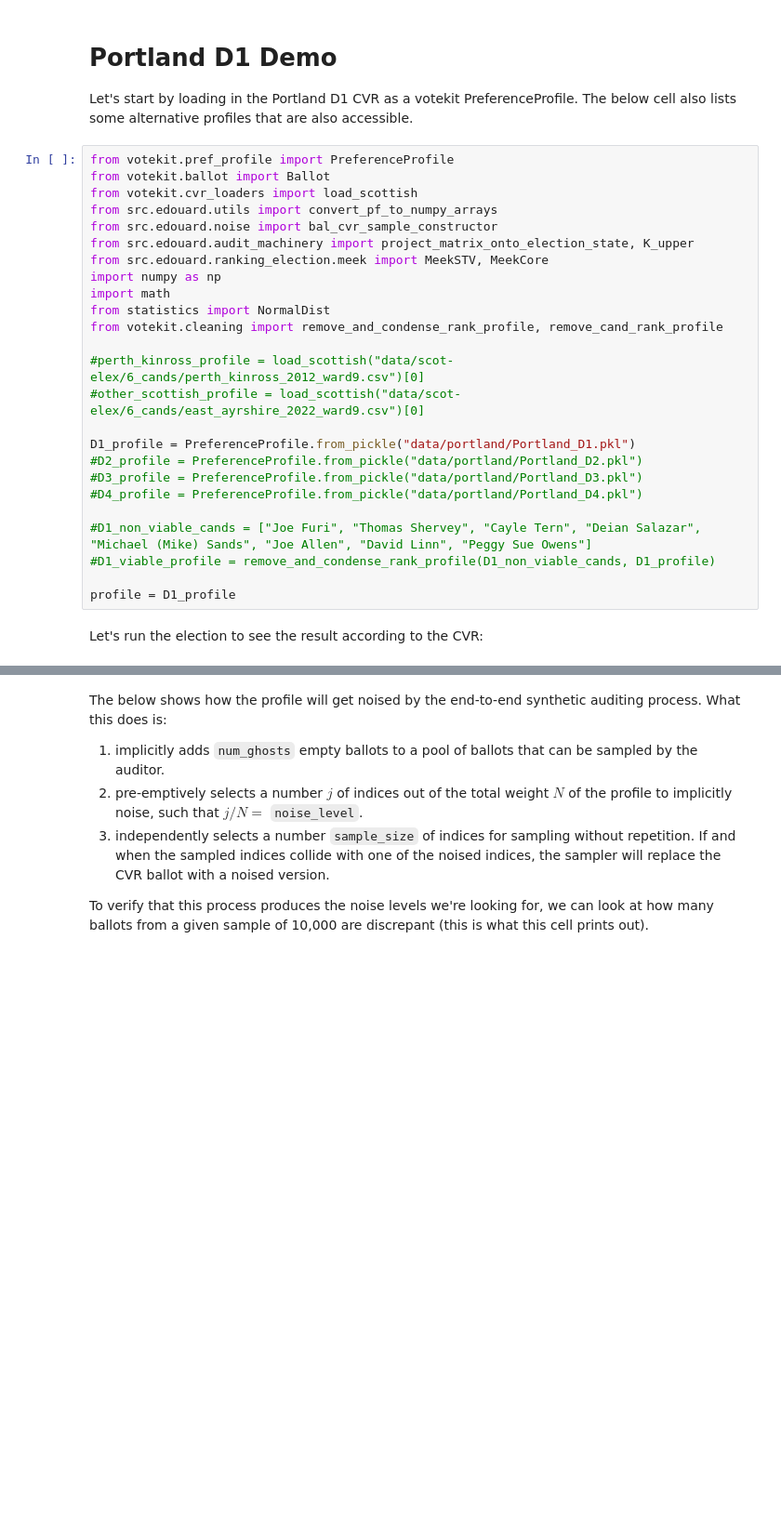
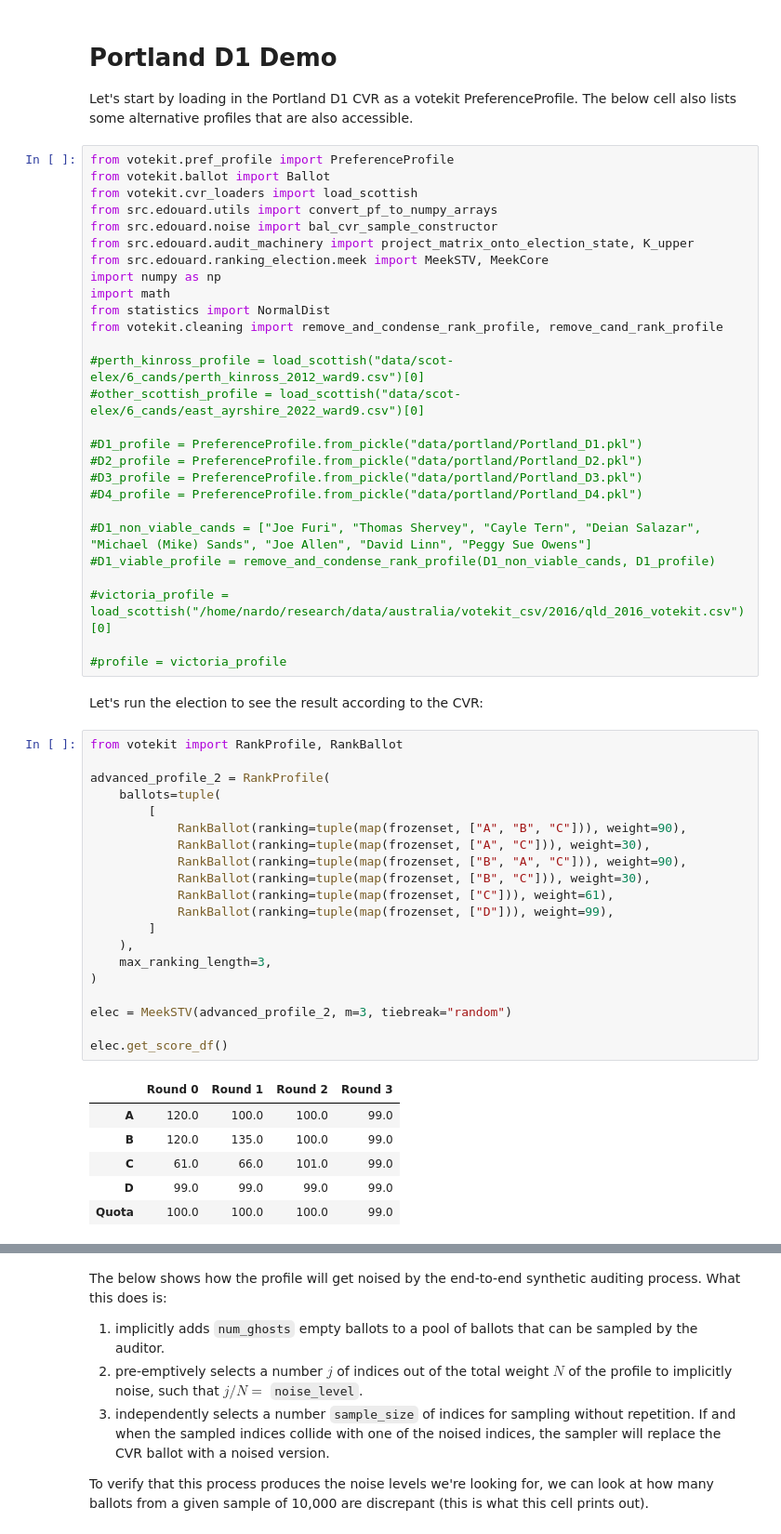
Before and after one commit to EdouardHeitzmann/meek, a Jupyter notebook: portland_d1_demo.ipynb, the cells around one changed output, grey strips where cells are left out. Shown at 93% size. Saved outputs shown, nothing was run; the diff lists cells and outputs as text; blank space fills up the shorter version.

```diff
--- a/portland_d1_demo.ipynb
+++ b/portland_d1_demo.ipynb
@@ -18,7 +18,7 @@ from votekit.cleaning import remove_and_condense_rank_profile, remove_cand_rank_
 #perth_kinross_profile = load_scottish("data/scot-elex/6_cands/perth_kinross_2012_ward9.csv")[0]
 #other_scottish_profile = load_scottish("data/scot-elex/6_cands/east_ayrshire_2022_ward9.csv")[0]
 
-D1_profile = PreferenceProfile.from_pickle("data/portland/Portland_D1.pkl")
+#D1_profile = PreferenceProfile.from_pickle("data/portland/Portland_D1.pkl")
 #D2_profile = PreferenceProfile.from_pickle("data/portland/Portland_D2.pkl")
 #D3_profile = PreferenceProfile.from_pickle("data/portland/Portland_D3.pkl")
 #D4_profile = PreferenceProfile.from_pickle("data/portland/Portland_D4.pkl")
@@ -26,6 +26,35 @@ D1_profile = PreferenceProfile.from_pickle("data/portland/Portland_D1.pkl")
 #D1_non_viable_cands = ["Joe Furi", "Thomas Shervey", "Cayle Tern", "Deian Salazar", "Michael (Mike) Sands", "Joe Allen", "David Linn", "Peggy Sue Owens"]
 #D1_viable_profile = remove_and_condense_rank_profile(D1_non_viable_cands, D1_profile)
 
-profile = D1_profile
+#victoria_profile = load_scottish("/home/nardo/research/data/australia/votekit_csv/2016/qld_2016_votekit.csv")[0]
+
+#profile = victoria_profile
 # %% [markdown]
 Let's run the election to see the result according to the CVR:
+# %%
+from votekit import RankProfile, RankBallot
+
+advanced_profile_2 = RankProfile(
+    ballots=tuple(
+        [
+            RankBallot(ranking=tuple(map(frozenset, ["A", "B", "C"])), weight=90),
+            RankBallot(ranking=tuple(map(frozenset, ["A", "C"])), weight=30),
+            RankBallot(ranking=tuple(map(frozenset, ["B", "A", "C"])), weight=90),
+            RankBallot(ranking=tuple(map(frozenset, ["B", "C"])), weight=30),
+            RankBallot(ranking=tuple(map(frozenset, ["C"])), weight=61),
+            RankBallot(ranking=tuple(map(frozenset, ["D"])), weight=99),
+        ]
+    ),
+    max_ranking_length=3,
+)
+
+elec = MeekSTV(advanced_profile_2, m=3, tiebreak="random")
+
+elec.get_score_df()
+# %% [output]
+|  | Round 0 | Round 1 | Round 2 | Round 3 |
+| A | 120.0 | 100.0 | 100.0 | 99.0 |
+| B | 120.0 | 135.0 | 100.0 | 99.0 |
+| C | 61.0 | 66.0 | 101.0 | 99.0 |
+| D | 99.0 | 99.0 | 99.0 | 99.0 |
+| Quota | 100.0 | 100.0 | 100.0 | 99.0 |
```
Also changed, not shown: parts of 3 cells of this notebook, 4 other files.
